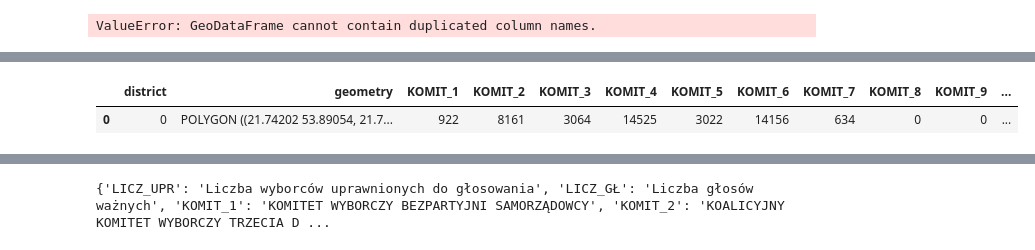
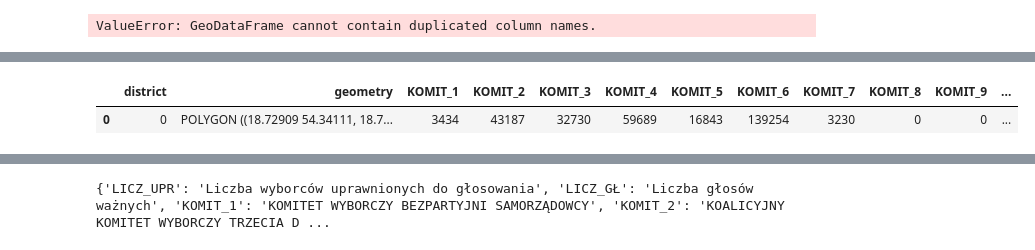
Before and after one commit to Jogurtonelle/gerrymandering, a Jupyter notebook: main.ipynb, the cells around one changed output, grey strips where cells are left out. Saved outputs shown, nothing was run; the diff lists cells and outputs as text; code cells hidden in the pictures.

```diff
--- a/main.ipynb
+++ b/main.ipynb
@@ -94,5 +94,5 @@ plt.plot(data)
 # %%
-districts = pkl.load(open("temp/graph_cut_algorithm.pkl", "rb"))
+districts = pkl.load(open("temp/favouritism_alg_KOMIT_6.pkl", "rb"))
 merged_gdf = gpd.read_file("temp/gminy_sejm_2023/gminy_sejm_2023.shp", encoding="utf-8")
 # %%
 merged_gdf['district'] = -1
@@ -106,22 +109,22 @@ merged_gdf.reset_index(inplace=True)
 # %%
 #get max from columns KOMIT_1 to KOMIT_12
 
 dict_columns = pkl.load(open("pickle_files/dict_columns_sejm_2023.pkl", "rb"))
-
+dict_columns.update({"ZO": "Zjednoczona Opozycja"})
 # #get KOMITs which names in dict_columns contain "PO", "PSL", "Lewica"
 # komit_columns = [col for col, name in dict_columns.items() if any(keyword in name for keyword in ["PO", "PSL", "Lewica"])]
 
 # #sum columns from komit_columns
 # districts_gdf['PO_PSL_Lewica'] = districts_gdf[komit_columns].sum(axis=1)
 
 merged_gdf['winner'] = merged_gdf[['KOMIT_1', 'KOMIT_2', 'KOMIT_3', 'KOMIT_4', 'KOMIT_5', 'KOMIT_6', 'KOMIT_7', 'KOMIT_8', 'KOMIT_9', 'KOMIT_10', 'KOMIT_11', 'KOMIT_12']].idxmax(axis=1)
 
 merged_gdf['winner'] = merged_gdf['winner'].map(dict_columns)
 
 merged_gdf.head(1)
 # %% [output]
 |  | district | geometry | KOMIT_1 | KOMIT_2 | KOMIT_3 | KOMIT_4 | KOMIT_5 | KOMIT_6 | KOMIT_7 | KOMIT_8 | KOMIT_9 | ... |
-| 0 | 0 | POLYGON ((21.74202 53.89054, 21.7... | 922 | 8161 | 3064 | 14525 | 3022 | 14156 | 634 | 0 | 0 | ... |
+| 0 | 0 | POLYGON ((18.72909 54.34111, 18.7... | 3434 | 43187 | 32730 | 59689 | 16843 | 139254 | 3230 | 0 | 0 | ... |
 # %%
 #count each max value
 merged_gdf['winner'].value_counts()
```
Also changed, not shown: parts of 10 cells of this notebook, 21 other files.
